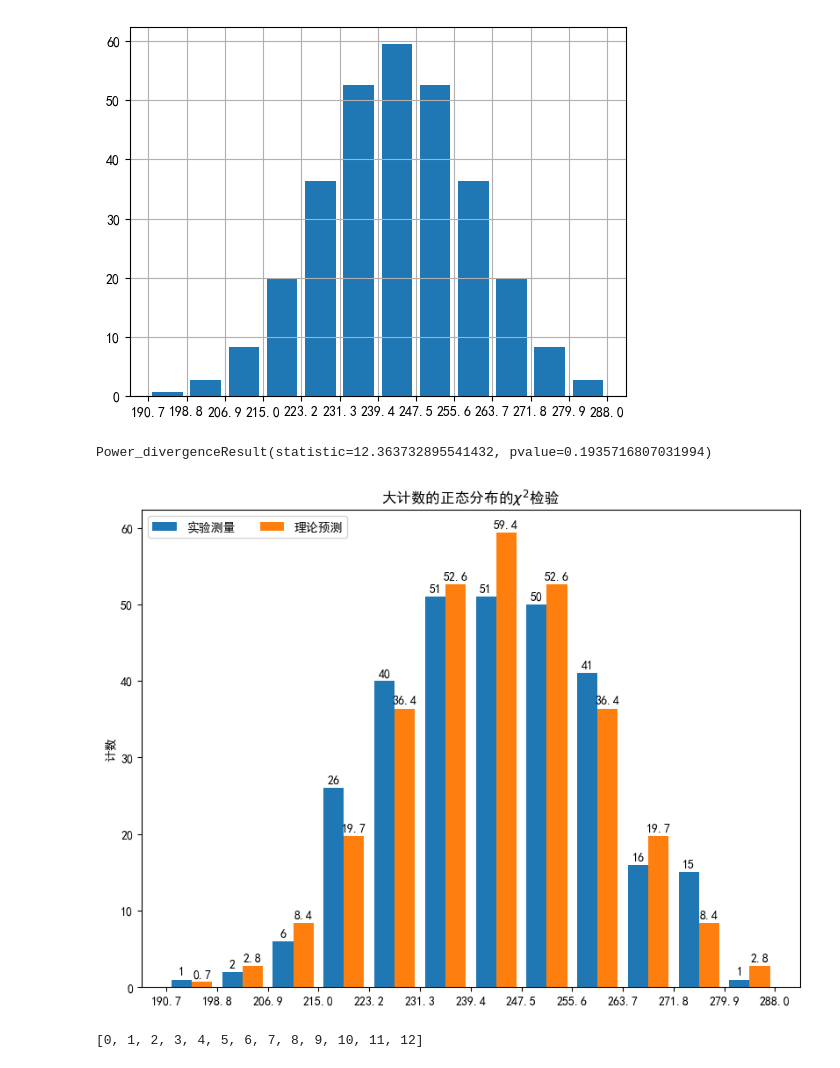
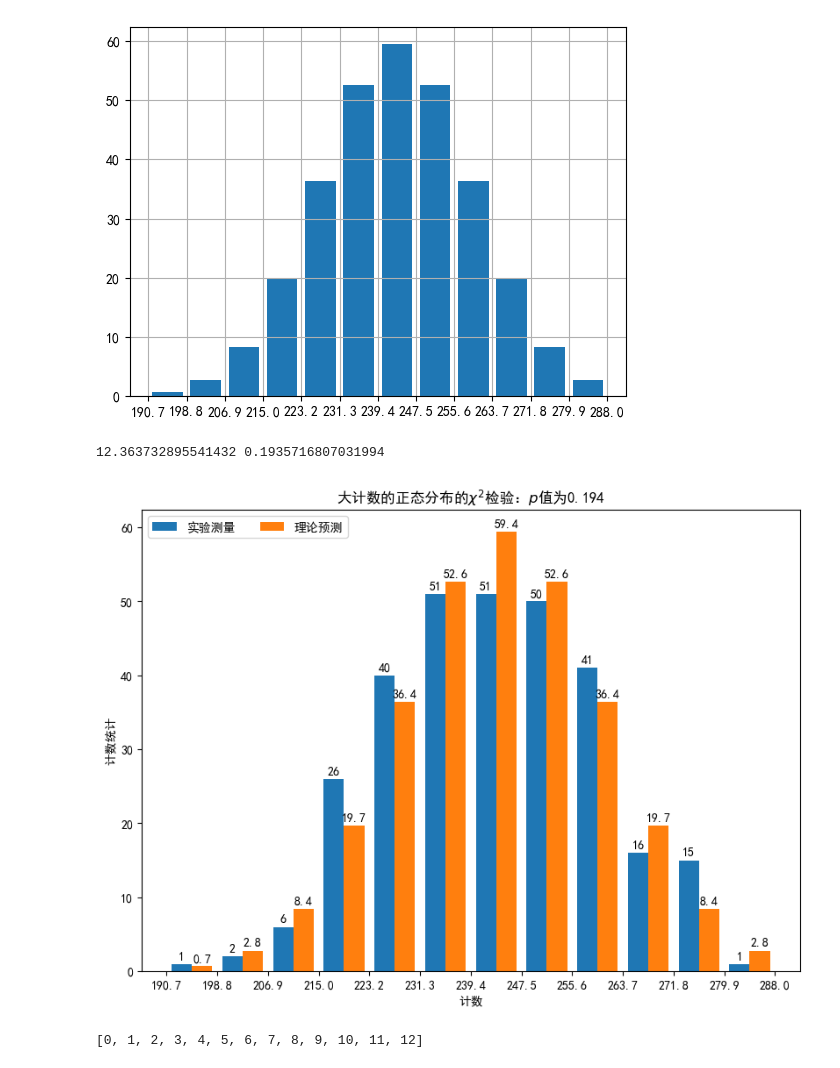
Before and after one commit to Xuanyiyiren/Fundamental-Laboratory-Experiment-in-Nuclear-Electronics-II, a Jupyter notebook: 实验1&8/exp1.ipynb, the cells around one changed output. Saved outputs shown, nothing was run; the diff lists cells and outputs as text; code cells hidden in the pictures.

```diff
--- a/实验1&8/exp1.ipynb
+++ b/实验1&8/exp1.ipynb
@@ -6,6 +6,10 @@ import pandas as pd
 import matplotlib.pyplot as plt
 plt.rcParams['font.sans-serif']=['Simhei']  #显示中文
 plt.rcParams['axes.unicode_minus']=False    #显示负号
+
+import os
+path='figs/' #创建图片文件
+os.makedirs(path,exist_ok=True)
 # %% [markdown]
 # $\chi^2$-test
 # %%
@@ -108,40 +112,43 @@ plt.show()
 # %% [output]
 [figure]
 # %%
-chisquare(hist_t,expe_t,ddof=2)
+statictic_t,pvalue_t = chisquare(hist_t,expe_t,ddof=2)
+print(statictic_t,pvalue_t)
 # %% [output]
-Power_divergenceResult(statistic=12.363732895541432, pvalue=0.1935716807031994)
+12.363732895541432 0.1935716807031994
 # %%
 bins_t_int =np.around( np.array(bins_t),1)
 species = [bins_t_int[i] for i in range(len(bins_t_int))]
 penguin_means = {
     '实验测量': hist_t,
     '理论预测': np.around(expe_t, decimals=1),
 }
 
 x = np.arange(len(species)-1)  # the label locations
 width = 0.4  # the width of the bars
 multiplier = -0.5
 
 fig, ax = plt.subplots(layout='constrained',figsize=(8,6))
 
 for attribute, measurement in penguin_means.items():
     offset = width * multiplier
     rects = ax.bar(x + offset, measurement, width, label=attribute)
     ax.bar_label(rects, padding=2)
     multiplier += 1
 
 # Add some text for labels, title and custom x-axis tick labels, etc.
-ax.set_ylabel('计数')
-ax.set_title(r'大计数的正态分布的$\chi^2$检验')
+ax.set_xlabel('计数')
+ax.set_ylabel('计数统计')
+ax.set_title(fr'大计数的正态分布的$\chi^2$检验：$p$值为{pvalue_t:.3f}')
+# ax.set_title(fr'本底计数的Poisson分布的$\chi^2$检验：$p$值为{pvalue_b:.3f}')
 ax.set_xticks(np.arange(len(species))-0.5,species)
 ax.legend(loc='upper left', ncols=2)
 
 # ax.set_ylim(0, 110)
-
+plt.savefig(path+'normal_chisquare.pdf')
 plt.show()
 # %% [output]
-[figure, old version]
+[figure, new version]
 # %%
 ave_b = N_b.mean()
 std_b = N_b.std(ddof=1)
```
Also changed, not shown: parts of 2 cells of this notebook, 2 other files.
